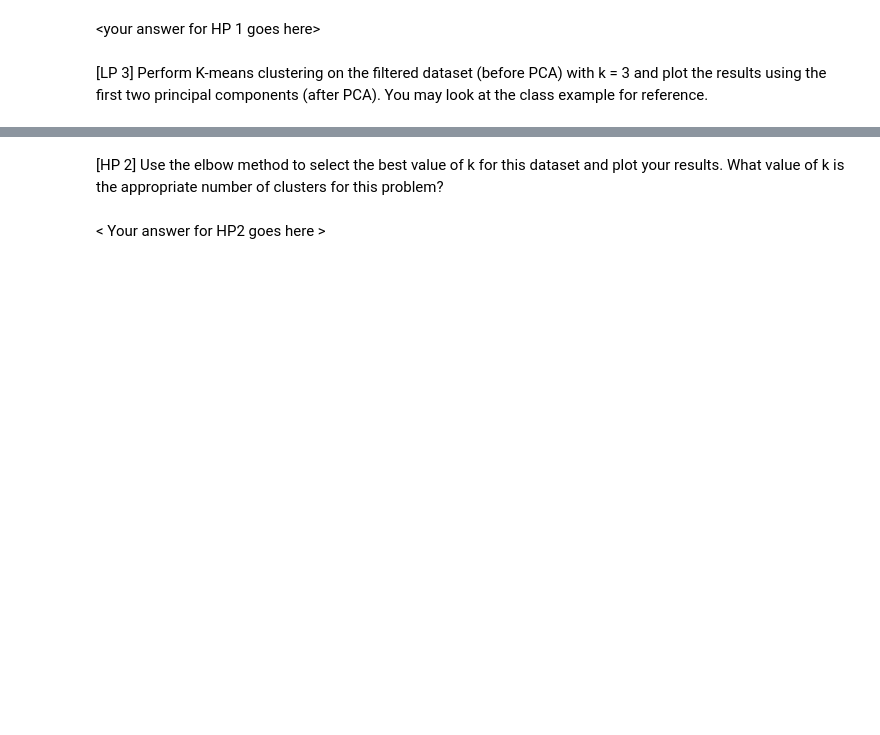
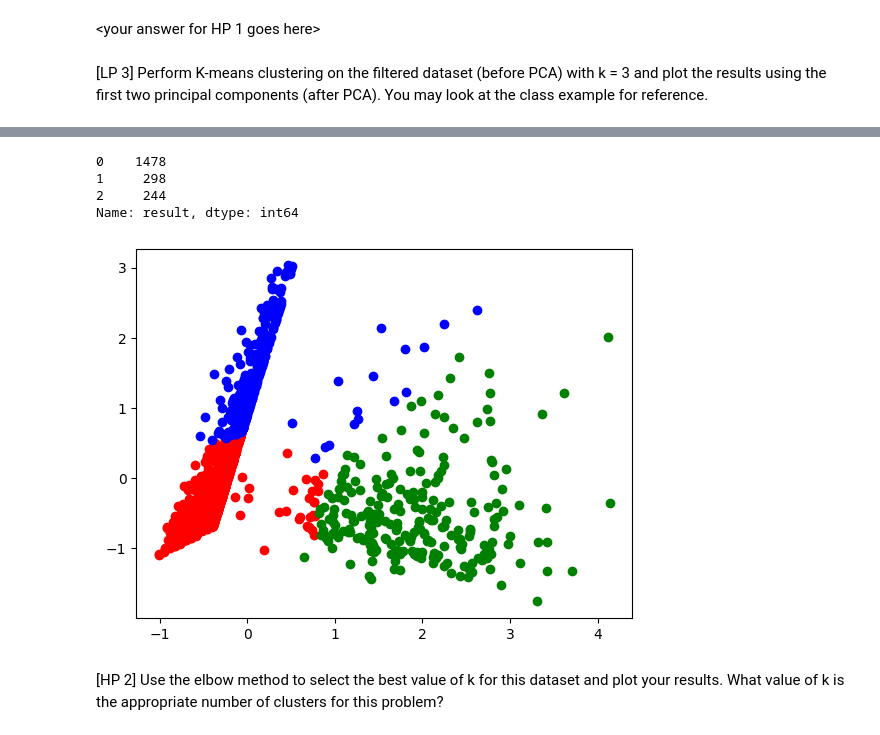
Before and after one commit to ankitajaswal/Cmpe255, a Jupyter notebook: HW2/Part2/HW 2 Part 2 - PCA and Clustering.ipynb, the cells around one changed output, grey strips where cells are left out. Drawn from its saved outputs; the diff is of its cells as text; code cells hidden in the pictures; blank space fills up the shorter version.

```diff
--- a/HW2/Part2/HW 2 Part 2 - PCA and Clustering.ipynb
+++ b/HW2/Part2/HW 2 Part 2 - PCA and Clustering.ipynb
@@ -258,3 +275,13 @@ Did we lose information by picking only the top three principal components? How
 # %%
 # Your code for LP3 goes here
 # Feel free to add cells below this for LP3
+from sklearn.cluster import KMeans
+import pandas as pd
+
+kmeans = KMeans(n_clusters=3)
+
+before = kmeans.fit_predict(clean_df)
+
+after_pca_df = pd.DataFrame(bank_pca)
+after_pca_df['result'] = before
+after_pca_df.info()
@@ -261,7 +300,26 @@ Did we lose information by picking only the top three principal components? How
+# %%
+after_pca_df['result'].value_counts()
+# %% [output]
+0    1478
+1     298
+2     244
+Name: result, dtype: int64
+# %%
+import matplotlib.pyplot as plt
+
+temp1 = after_pca_df[after_pca_df['result'] == 0]
+temp2 = after_pca_df[after_pca_df['result'] == 1]
+temp3 = after_pca_df[after_pca_df['result'] == 2]
+temp4 = after_pca_df[after_pca_df['result'] == 3]
+plt.scatter(temp1[0], temp1[1], color = 'r')
+plt.scatter(temp2[0], temp2[1], color = 'b')
+plt.scatter(temp3[0], temp3[1], color = 'g')
+plt.scatter(temp4[0], temp4[1], color = 'y')
+plt.show()
+# %% [output]
+[figure, added]
 # %% [markdown]
 [HP 2] Use the elbow method to select the best value of k for this dataset and plot your results. What value of k is the appropriate number of clusters for this problem?
 # %%
 # Your code for HP2 goes here
 # Feel free to add cells below this for HP2
-# %% [markdown]
-< Your answer for HP2 goes here >
```
Also changed, not shown: parts of 10 cells of this notebook.
